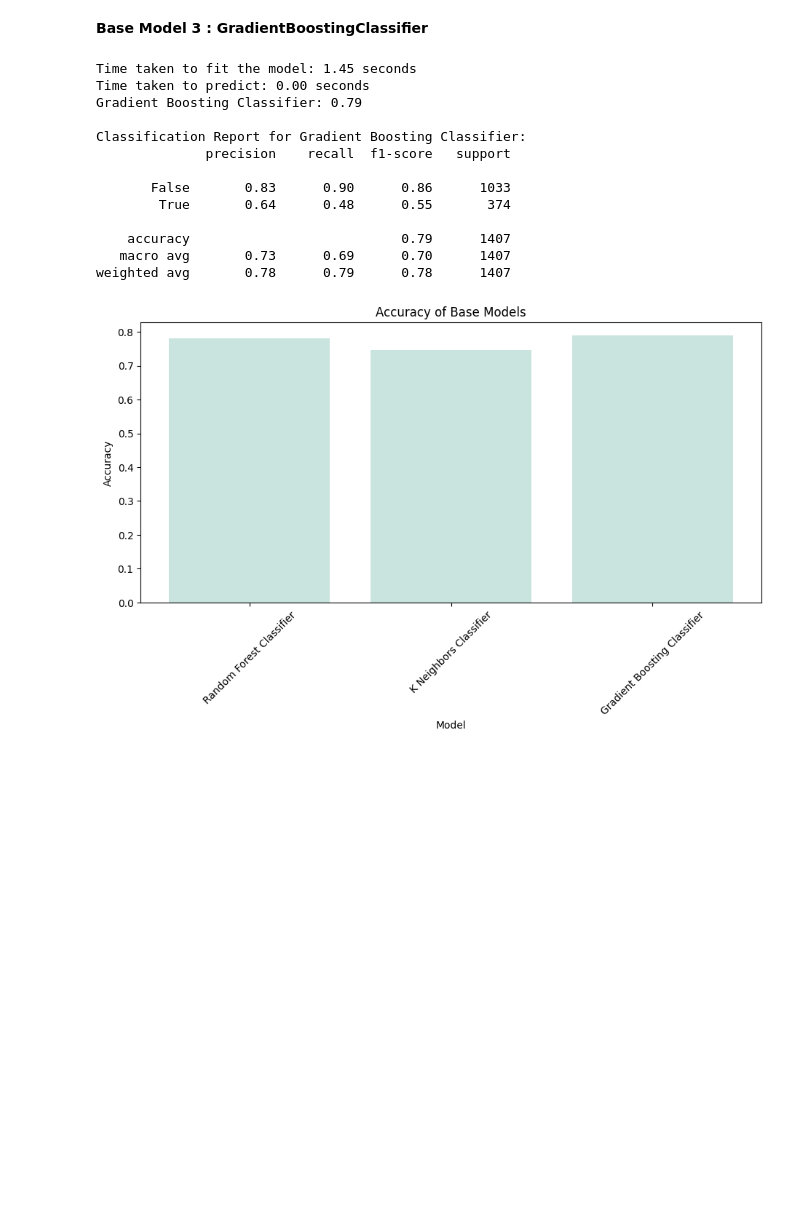
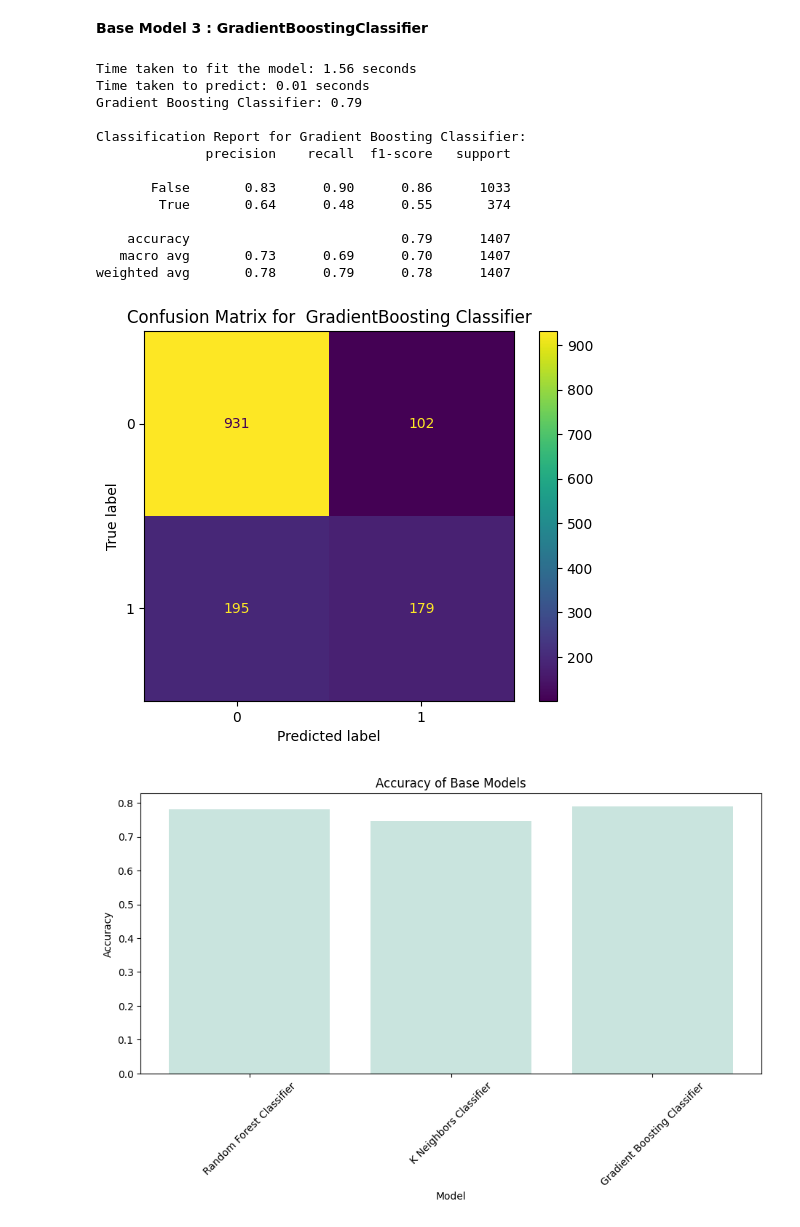
Before and after one commit to ss22aba/NEW, a Jupyter notebook: NEW_PROJECT.ipynb, the cells around one changed output. Drawn from its saved outputs; the diff is of its cells as text; code cells hidden in the pictures; blank space fills up the shorter version.

Commit message:
confusion matrix for gb

```diff
--- a/NEW_PROJECT.ipynb
+++ b/NEW_PROJECT.ipynb
@@ -595,35 +597,43 @@ y_pred_gb = gb.predict(X_test)
 end_time_predict = time.time()
 predict_time = end_time_predict - start_time_predict
 
 #Prediction
 y_pred_gb = gb.predict(X_test)
 
 #Accuracy
 gb_accuracy = gb.score(X_test, y_test)
 
 # Print the time taken
 print(f'Time taken to fit the model: {fit_time:.2f} seconds')
 print(f'Time taken to predict: {predict_time:.2f} seconds')
 
 #Classification Report
 gb_classification_report = classification_report(y_test, y_pred_gb)
 
 print(f'Gradient Boosting Classifier: {gb_accuracy:.2f}\n')
 print(f'Classification Report for Gradient Boosting Classifier:\n{gb_classification_report}')
+
+#Confusion Matrix
+cm_gb = confusion_matrix(y_test, y_pred_gb)
+display_gb = ConfusionMatrixDisplay(confusion_matrix = cm_gb)
+display_gb.plot()
+plt.title('Confusion Matrix for  GradientBoosting Classifier')
+plt.show()
 # %% [output]
-Time taken to fit the model: 1.45 seconds
-Time taken to predict: 0.00 seconds
+Time taken to fit the model: 1.56 seconds
+Time taken to predict: 0.01 seconds
 Gradient Boosting Classifier: 0.79
 
 Classification Report for Gradient Boosting Classifier:
               precision    recall  f1-score   support
 
        False       0.83      0.90      0.86      1033
         True       0.64      0.48      0.55       374
 
     accuracy                           0.79      1407
    macro avg       0.73      0.69      0.70      1407
 weighted avg       0.78      0.79      0.78      1407
+[figure, added]
 # %%
 accuracies = [['Random Forest Classifier',rf_accuracy],
               ['K Neighbors Classifier',knn_accuracy],
```
Also changed, not shown: parts of 5 cells of this notebook.
